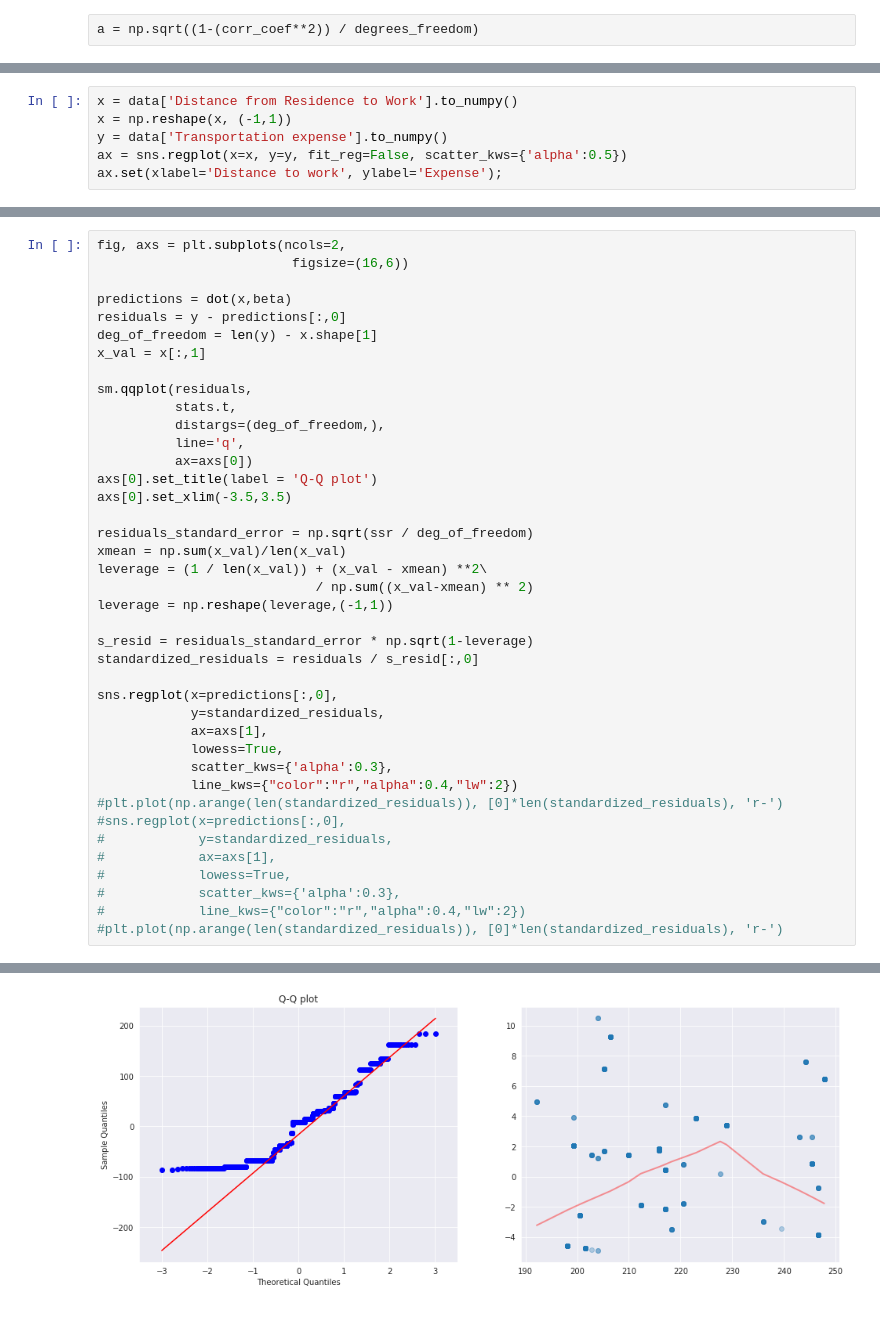
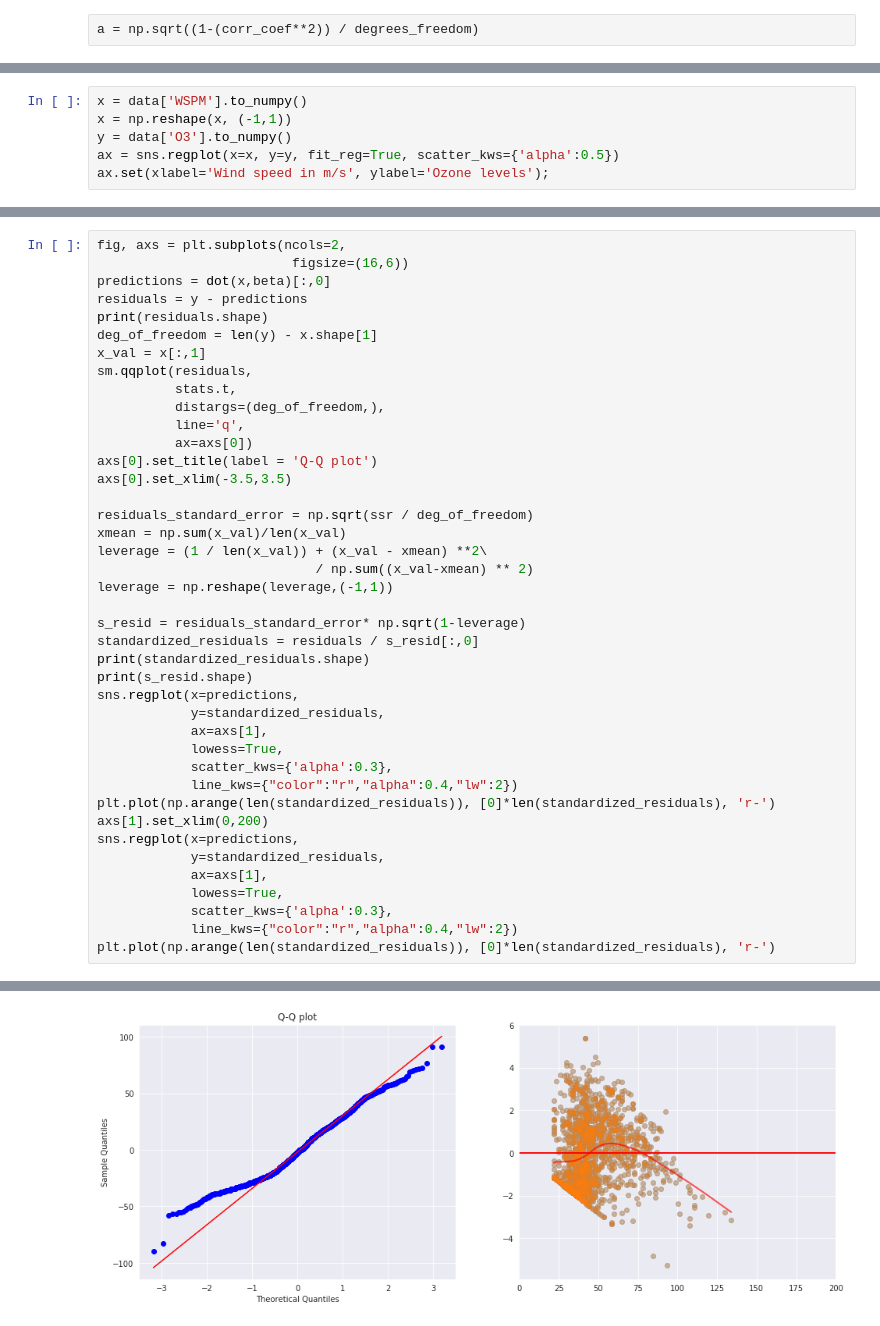
Before and after one commit to oranium/datamining, a Jupyter notebook: project.ipynb, the cells around one changed output, grey strips where cells are left out. Saved outputs shown, nothing was run; the diff lists cells and outputs as text.

```diff
--- a/project.ipynb
+++ b/project.ipynb
@@ -31,7 +40,7 @@ dtype: int64
 # %%
-x = data['Distance from Residence to Work'].to_numpy()
+x = data['WSPM'].to_numpy()
 x = np.reshape(x, (-1,1))
-y = data['Transportation expense'].to_numpy()
-ax = sns.regplot(x=x, y=y, fit_reg=False, scatter_kws={'alpha':0.5})
-ax.set(xlabel='Distance to work', ylabel='Expense');
+y = data['O3'].to_numpy()
+ax = sns.regplot(x=x, y=y, fit_reg=True, scatter_kws={'alpha':0.5})
+ax.set(xlabel='Wind speed in m/s', ylabel='Ozone levels');
 # %% [output]
@@ -139,12 +151,11 @@ Coefficient of determinacy (aka r^2):  0.9312600164993765
 # %%
 fig, axs = plt.subplots(ncols=2,
                          figsize=(16,6))
-
-predictions = dot(x,beta)
-residuals = y - predictions[:,0]
+predictions = dot(x,beta)[:,0]
+residuals = y - predictions
+print(residuals.shape)
 deg_of_freedom = len(y) - x.shape[1]
 x_val = x[:,1]
-
 sm.qqplot(residuals,
           stats.t,
           distargs=(deg_of_freedom,),
@@ -159,21 +170,23 @@ leverage = (1 / len(x_val)) + (x_val - xmean) **2\
                             / np.sum((x_val-xmean) ** 2)
 leverage = np.reshape(leverage,(-1,1))
 
-s_resid = residuals_standard_error * np.sqrt(1-leverage)
+s_resid = residuals_standard_error* np.sqrt(1-leverage)
 standardized_residuals = residuals / s_resid[:,0]
-
-sns.regplot(x=predictions[:,0],
+print(standardized_residuals.shape)
+print(s_resid.shape)
+sns.regplot(x=predictions,
             y=standardized_residuals,
             ax=axs[1],
             lowess=True,
             scatter_kws={'alpha':0.3},
             line_kws={"color":"r","alpha":0.4,"lw":2})
-#plt.plot(np.arange(len(standardized_residuals)), [0]*len(standardized_residuals), 'r-')
-#sns.regplot(x=predictions[:,0],
-#            y=standardized_residuals,
-#            ax=axs[1],
-#            lowess=True,
-#            scatter_kws={'alpha':0.3},
-#            line_kws={"color":"r","alpha":0.4,"lw":2})
-#plt.plot(np.arange(len(standardized_residuals)), [0]*len(standardized_residuals), 'r-')
+plt.plot(np.arange(len(standardized_residuals)), [0]*len(standardized_residuals), 'r-')
+axs[1].set_xlim(0,200)
+sns.regplot(x=predictions,
+            y=standardized_residuals,
+            ax=axs[1],
+            lowess=True,
+            scatter_kws={'alpha':0.3},
+            line_kws={"color":"r","alpha":0.4,"lw":2})
+plt.plot(np.arange(len(standardized_residuals)), [0]*len(standardized_residuals), 'r-')
 # %% [output]
@@ -181 +197 @@ sns.regplot(x=predictions[:,0],
-[figure, old version]
+[figure, new version]
```
Also changed, not shown: parts of 19 cells of this notebook.
